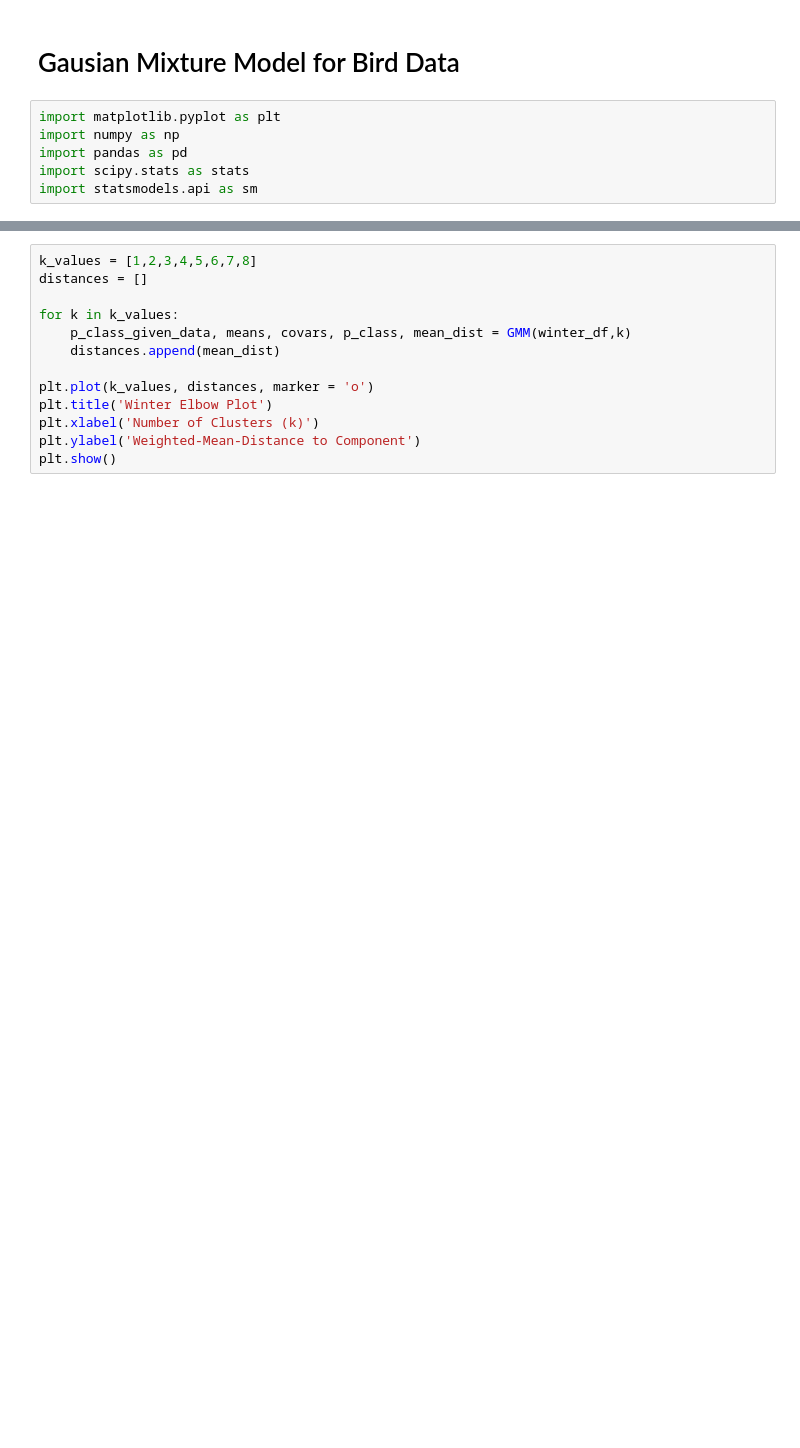
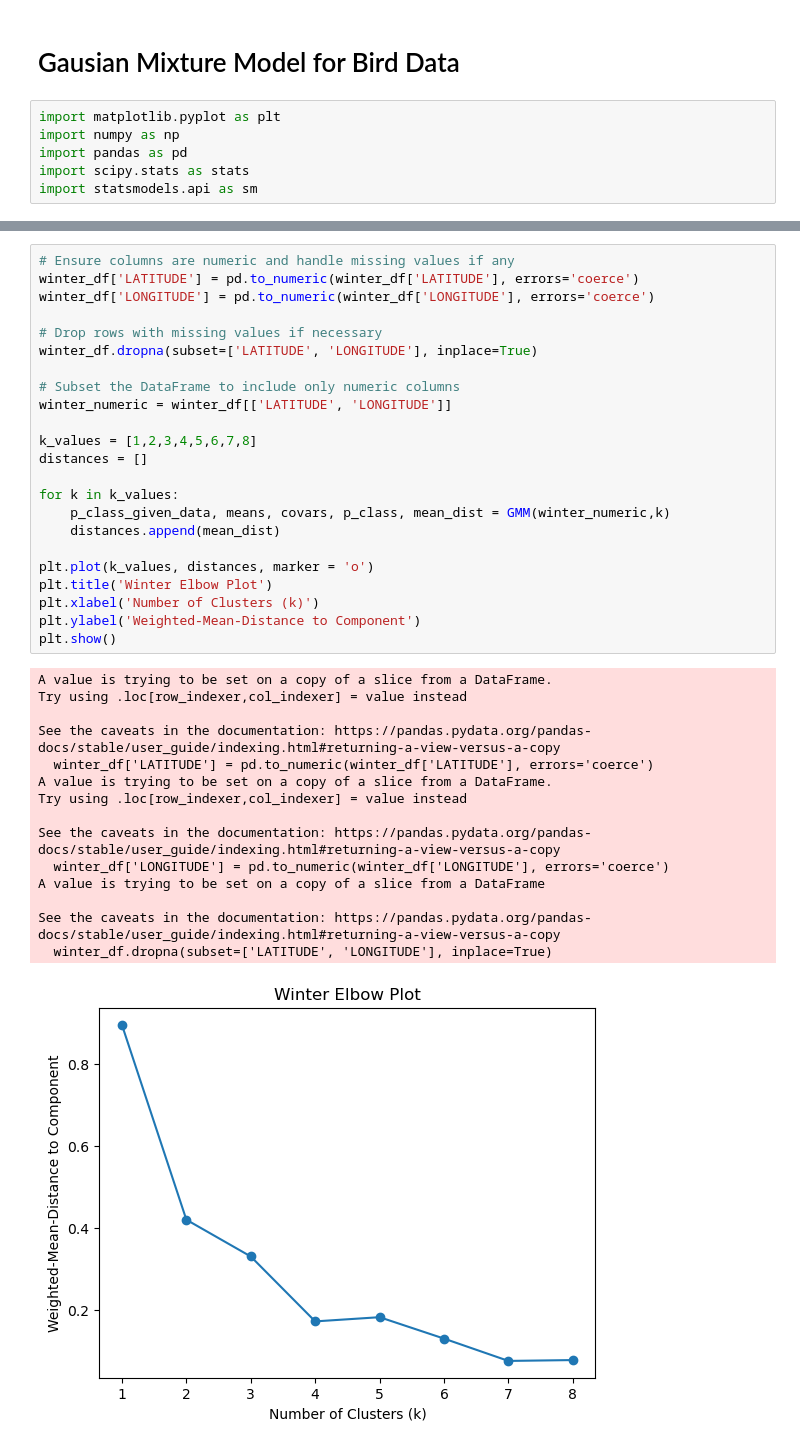
Before and after one commit to harley616/eBird-Data-Science, a Jupyter notebook: gmm.ipynb, the cells around one changed output, grey strips where cells are left out. Cells and saved outputs as stored; diff of their text form; blank space fills up the shorter version.

```diff
--- a/gmm.ipynb
+++ b/gmm.ipynb
@@ -154,14 +250,40 @@ def GMM(dat, k):
 # %%
+# Ensure columns are numeric and handle missing values if any
+winter_df['LATITUDE'] = pd.to_numeric(winter_df['LATITUDE'], errors='coerce')
+winter_df['LONGITUDE'] = pd.to_numeric(winter_df['LONGITUDE'], errors='coerce')
+
+# Drop rows with missing values if necessary
+winter_df.dropna(subset=['LATITUDE', 'LONGITUDE'], inplace=True)
+
+# Subset the DataFrame to include only numeric columns
+winter_numeric = winter_df[['LATITUDE', 'LONGITUDE']]
+
 k_values = [1,2,3,4,5,6,7,8]
 distances = []
 
 for k in k_values:
-    p_class_given_data, means, covars, p_class, mean_dist = GMM(winter_df,k)
+    p_class_given_data, means, covars, p_class, mean_dist = GMM(winter_numeric,k)
     distances.append(mean_dist)
 
 plt.plot(k_values, distances, marker = 'o')
 plt.title('Winter Elbow Plot')
 plt.xlabel('Number of Clusters (k)')
 plt.ylabel('Weighted-Mean-Distance to Component')
 plt.show()
+# %% [output]
+A value is trying to be set on a copy of a slice from a DataFrame.
+Try using .loc[row_indexer,col_indexer] = value instead
+
+See the caveats in the documentation: https://pandas.pydata.org/pandas-docs/stable/user_guide/indexing.html#returning-a-view-versus-a-copy
+  winter_df['LATITUDE'] = pd.to_numeric(winter_df['LATITUDE'], errors='coerce')
+A value is trying to be set on a copy of a slice from a DataFrame.
+Try using .loc[row_indexer,col_indexer] = value instead
+
+See the caveats in the documentation: https://pandas.pydata.org/pandas-docs/stable/user_guide/indexing.html#returning-a-view-versus-a-copy
+  winter_df['LONGITUDE'] = pd.to_numeric(winter_df['LONGITUDE'], errors='coerce')
+A value is trying to be set on a copy of a slice from a DataFrame
+
+See the caveats in the documentation: https://pandas.pydata.org/pandas-docs/stable/user_guide/indexing.html#returning-a-view-versus-a-copy
+  winter_df.dropna(subset=['LATITUDE', 'LONGITUDE'], inplace=True)
+[figure, added]
 # %%
```
Also changed, not shown: parts of 18 cells of this notebook.
